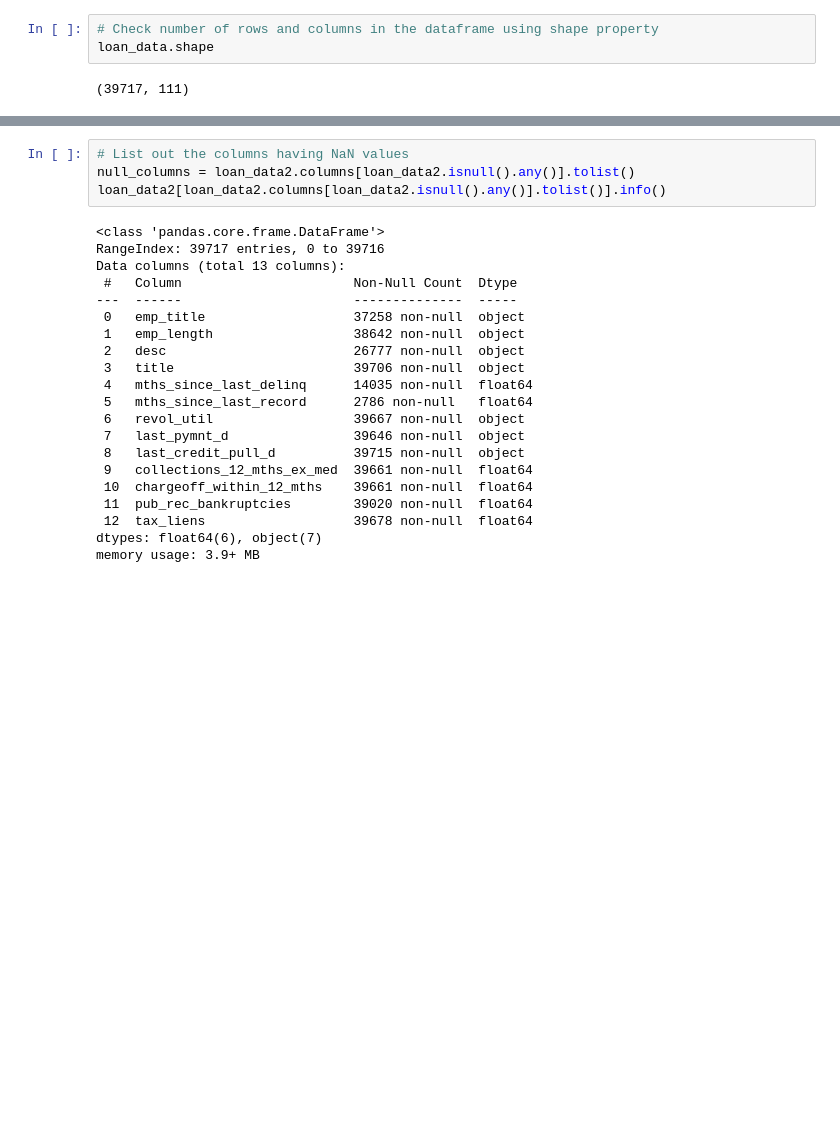
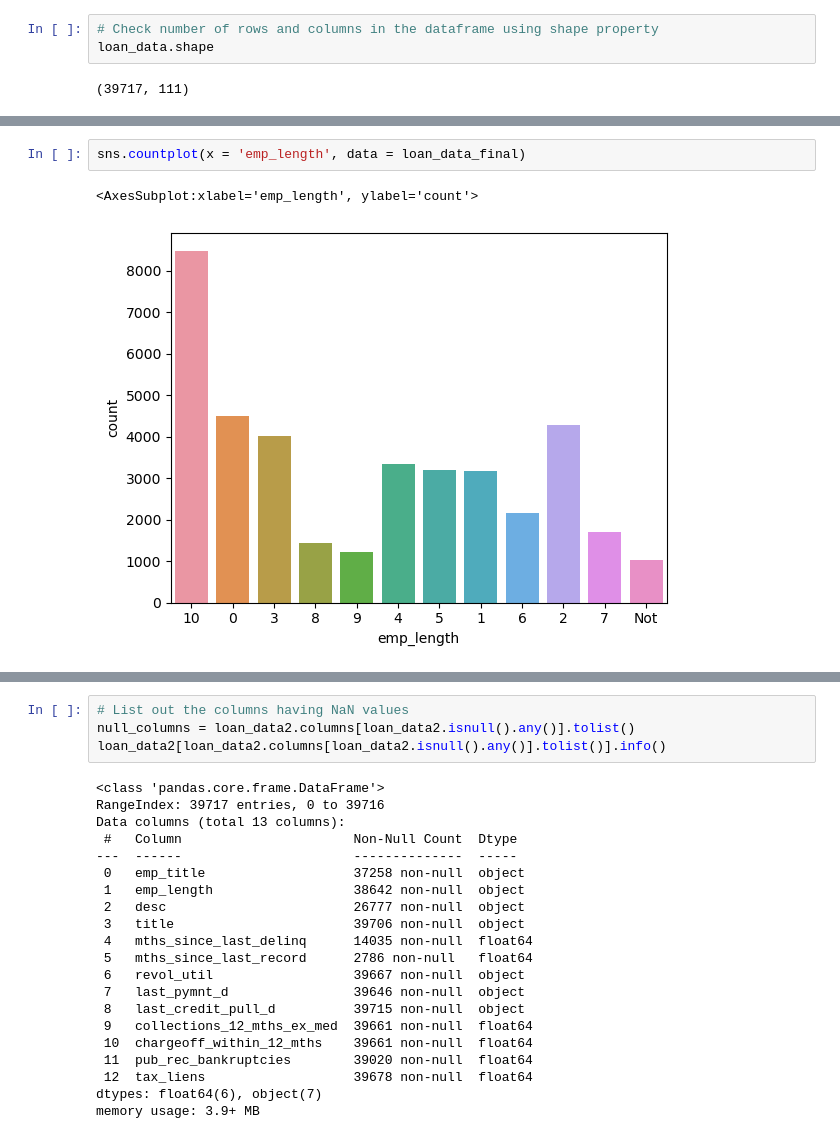
Before and after one commit to SSHarshitta/LendingClubCaseStudy, a Jupyter notebook: Harshitta_Sara.ipynb, the cells around one changed output, grey strips where cells are left out. Saved outputs shown, nothing was run; the diff lists cells and outputs as text; blank space fills up the shorter version.

```diff
--- a/Harshitta_Sara.ipynb
+++ b/Harshitta_Sara.ipynb
@@ -186,0 +552,5 @@ dtype: int64
+# %%
+sns.countplot(x = 'emp_length', data = loan_data_final)
+# %% [output]
+<AxesSubplot:xlabel='emp_length', ylabel='count'>
+[figure, added]
```
Also changed, not shown: parts of 73 cells of this notebook, 1 other file.
